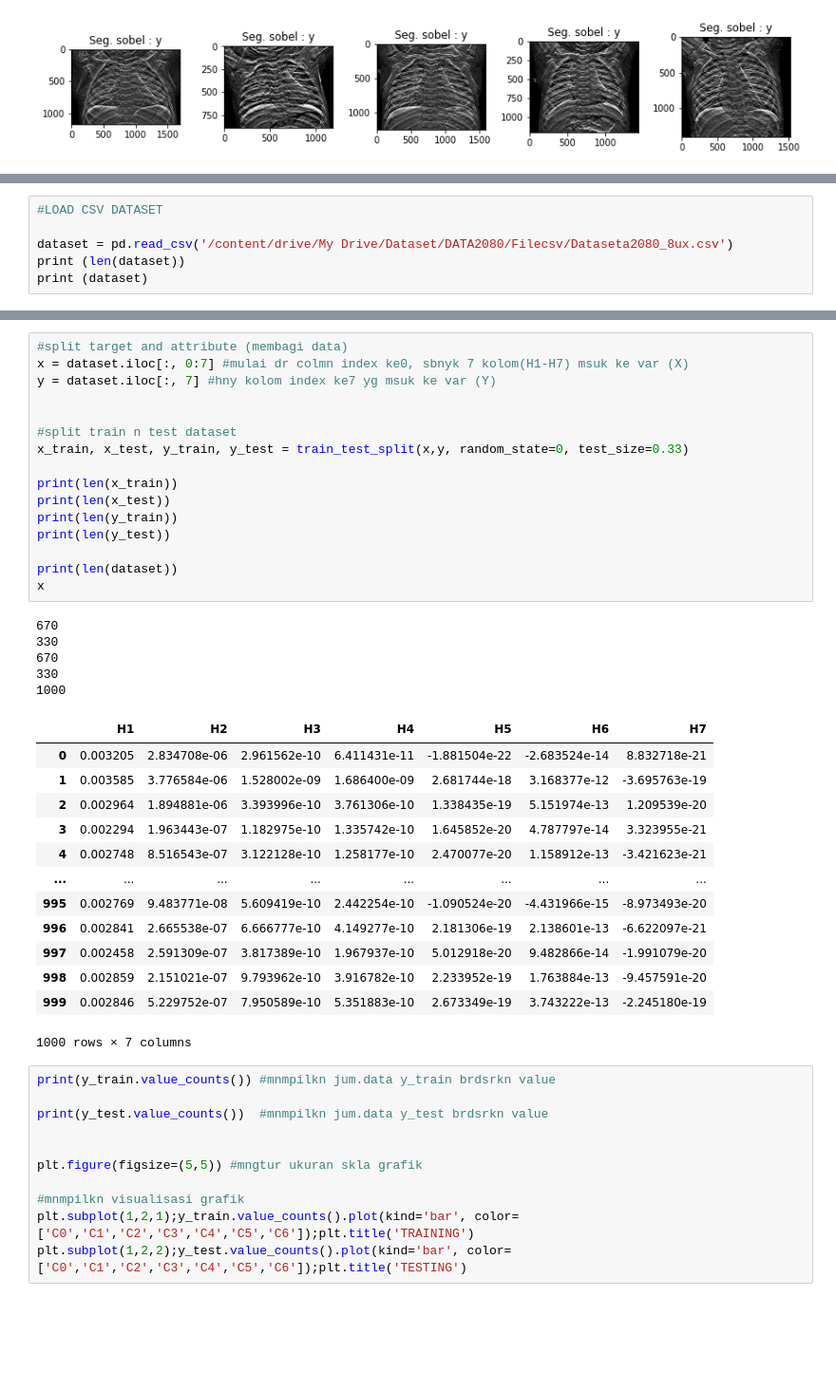
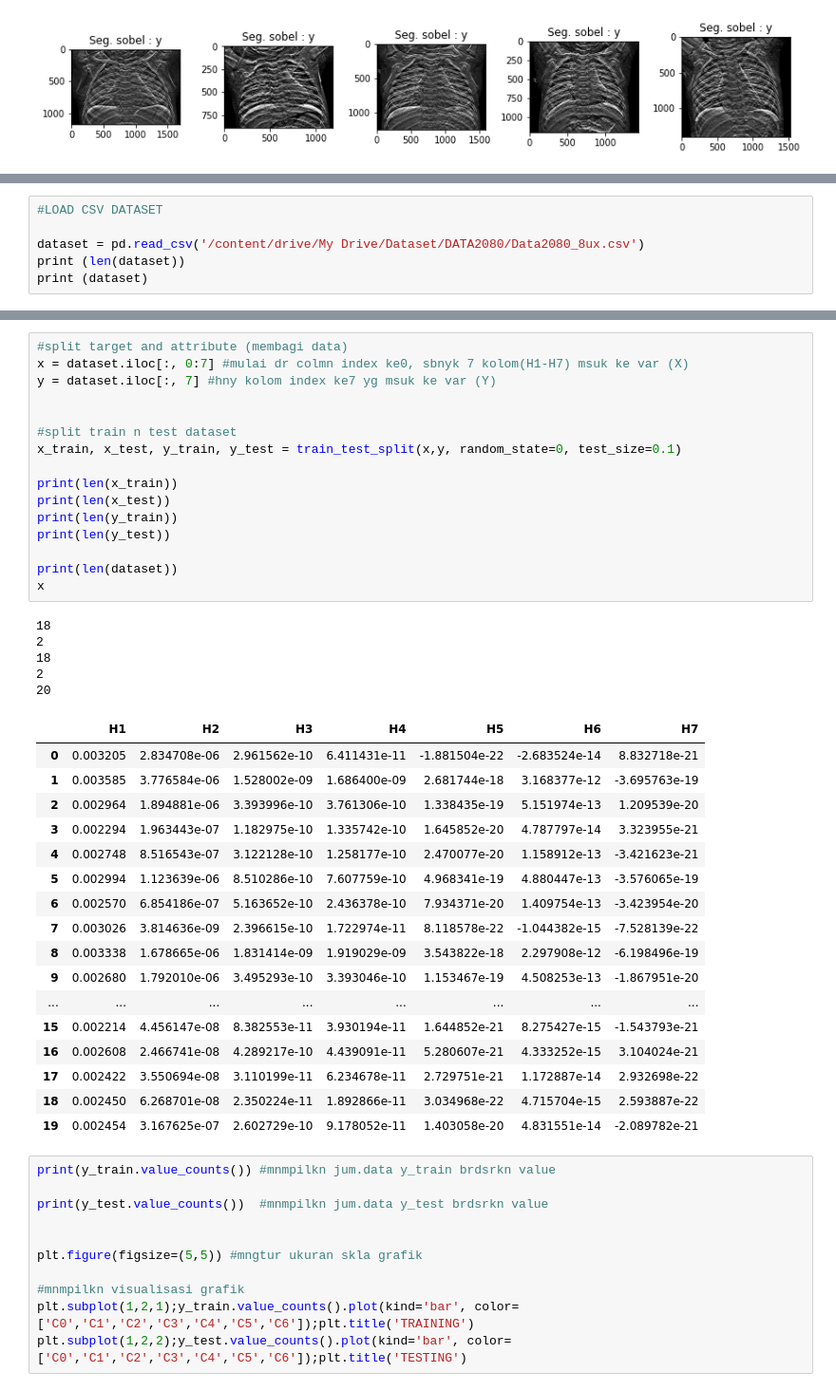
Before and after one commit to andiainundzariah/Skripsi, a Jupyter notebook: Dataset2080.ipynb, the cells around one changed output, grey strips where cells are left out. Shown at 95% size. Cells and saved outputs as stored; diff of their text form; blank space fills up the shorter version.

```diff
--- a/Dataset2080.ipynb
+++ b/Dataset2080.ipynb
@@ -155,7 +155,7 @@ for i in range(len(tidakPneumonia_data)):
 # %%
 #LOAD CSV DATASET
 
-dataset = pd.read_csv('/content/drive/My Drive/Dataset/DATA2080/Filecsv/Dataseta2080_8ux.csv')
+dataset = pd.read_csv('/content/drive/My Drive/Dataset/DATA2080/Data2080_8ux.csv')
 print (len(dataset))
 print (dataset)
 # %% [output]
@@ -177,38 +179,42 @@ print (dataset)
 # %%
 #split target and attribute (membagi data)
 x = dataset.iloc[:, 0:7] #mulai dr colmn index ke0, sbnyk 7 kolom(H1-H7) msuk ke var (X)
 y = dataset.iloc[:, 7] #hny kolom index ke7 yg msuk ke var (Y)
 
 
 #split train n test dataset
-x_train, x_test, y_train, y_test = train_test_split(x,y, random_state=0, test_size=0.33)
+x_train, x_test, y_train, y_test = train_test_split(x,y, random_state=0, test_size=0.1)
 
 print(len(x_train))
 print(len(x_test))
 print(len(y_train))
 print(len(y_test))
 
 print(len(dataset))
 x
 # %% [output]
-670
-330
-670
-330
-1000
+18
+2
+18
+2
+20
 |  | H1 | H2 | H3 | H4 | H5 | H6 | H7 |
 | 0 | 0.003205 | 2.834708e-06 | 2.961562e-10 | 6.411431e-11 | -1.881504e-22 | -2.683524e-14 | 8.832718e-21 |
 | 1 | 0.003585 | 3.776584e-06 | 1.528002e-09 | 1.686400e-09 | 2.681744e-18 | 3.168377e-12 | -3.695763e-19 |
 | 2 | 0.002964 | 1.894881e-06 | 3.393996e-10 | 3.761306e-10 | 1.338435e-19 | 5.151974e-13 | 1.209539e-20 |
 | 3 | 0.002294 | 1.963443e-07 | 1.182975e-10 | 1.335742e-10 | 1.645852e-20 | 4.787797e-14 | 3.323955e-21 |
 | 4 | 0.002748 | 8.516543e-07 | 3.122128e-10 | 1.258177e-10 | 2.470077e-20 | 1.158912e-13 | -3.421623e-21 |
+| 5 | 0.002994 | 1.123639e-06 | 8.510286e-10 | 7.607759e-10 | 4.968341e-19 | 4.880447e-13 | -3.576065e-19 |
+| 6 | 0.002570 | 6.854186e-07 | 5.163652e-10 | 2.436378e-10 | 7.934371e-20 | 1.409754e-13 | -3.423954e-20 |
+| 7 | 0.003026 | 3.814636e-09 | 2.396615e-10 | 1.722974e-11 | 8.118578e-22 | -1.044382e-15 | -7.528139e-22 |
+| 8 | 0.003338 | 1.678665e-06 | 1.831414e-09 | 1.919029e-09 | 3.543822e-18 | 2.297908e-12 | -6.198496e-19 |
+| 9 | 0.002680 | 1.792010e-06 | 3.495293e-10 | 3.393046e-10 | 1.153467e-19 | 4.508253e-13 | -1.867951e-20 |
 | ... | ... | ... | ... | ... | ... | ... | ... |
-| 995 | 0.002769 | 9.483771e-08 | 5.609419e-10 | 2.442254e-10 | -1.090524e-20 | -4.431966e-15 | -8.973493e-20 |
-| 996 | 0.002841 | 2.665538e-07 | 6.666777e-10 | 4.149277e-10 | 2.181306e-19 | 2.138601e-13 | -6.622097e-21 |
-| 997 | 0.002458 | 2.591309e-07 | 3.817389e-10 | 1.967937e-10 | 5.012918e-20 | 9.482866e-14 | -1.991079e-20 |
-| 998 | 0.002859 | 2.151021e-07 | 9.793962e-10 | 3.916782e-10 | 2.233952e-19 | 1.763884e-13 | -9.457591e-20 |
-| 999 | 0.002846 | 5.229752e-07 | 7.950589e-10 | 5.351883e-10 | 2.673349e-19 | 3.743222e-13 | -2.245180e-19 |
+| 15 | 0.002214 | 4.456147e-08 | 8.382553e-11 | 3.930194e-11 | 1.644852e-21 | 8.275427e-15 | -1.543793e-21 |
+| 16 | 0.002608 | 2.466741e-08 | 4.289217e-10 | 4.439091e-11 | 5.280607e-21 | 4.333252e-15 | 3.104024e-21 |
+| 17 | 0.002422 | 3.550694e-08 | 3.110199e-11 | 6.234678e-11 | 2.729751e-21 | 1.172887e-14 | 2.932698e-22 |
+| 18 | 0.002450 | 6.268701e-08 | 2.350224e-11 | 1.892866e-11 | 3.034968e-22 | 4.715704e-15 | 2.593887e-22 |
+| 19 | 0.002454 | 3.167625e-07 | 2.602729e-10 | 9.178052e-11 | 1.403058e-20 | 4.831551e-14 | -2.089782e-21 |
-1000 rows × 7 columns
 # %%
 print(y_train.value_counts()) #mnmpilkn jum.data y_train brdsrkn value
 
```
Also changed, not shown: parts of 3 cells of this notebook.
